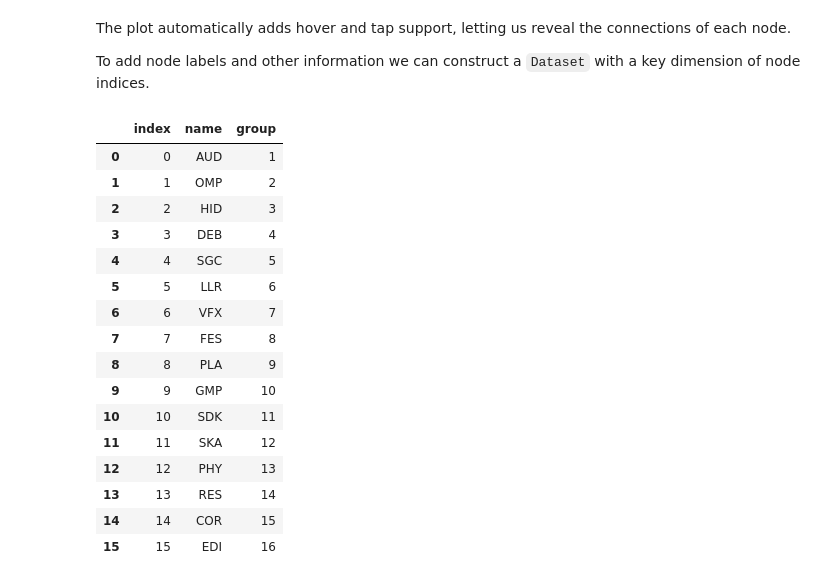
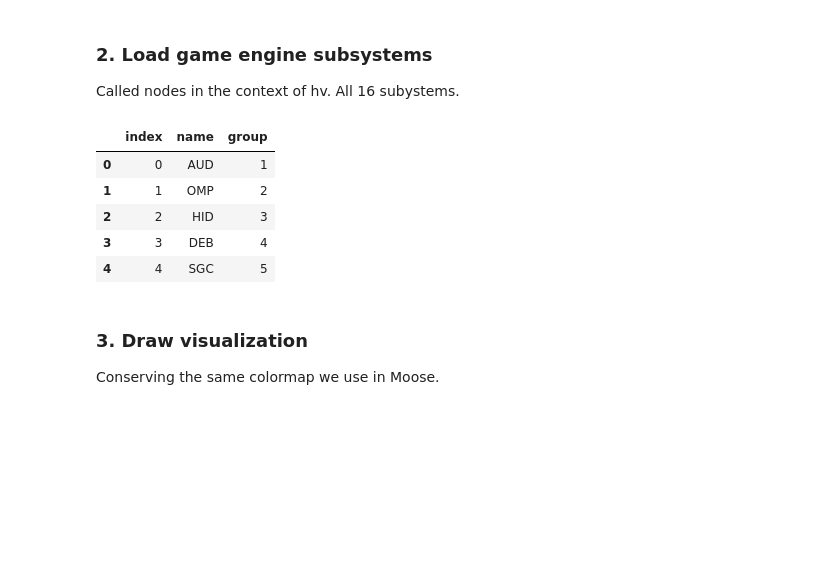
Before and after one commit to gamedev-studies/game-engine-analyser, a Jupyter notebook: chord_examples/engines.ipynb, the cells around one changed output. Drawn from its saved outputs; the diff is of its cells as text; code cells hidden in the pictures; blank space fills up the shorter version.

```diff
--- a/chord_examples/engines.ipynb
+++ b/chord_examples/engines.ipynb
@@ -26,29 +27,20 @@ hv.Chord(links)
-# %% [markdown]
-The plot automatically adds hover and tap support, letting us reveal the connections of each node.
-
-To add node labels and other information we can construct a ``Dataset`` with a key dimension of node indices.
+# %% [markdown]
+### 2. Load game engine subsystems
+Called nodes in the context of hv. All 16 subystems.
 # %%
 data_nodes = pd.read_json('example_nodes.json')
 nodes = hv.Dataset(pd.DataFrame(data_nodes), 'index')
-nodes.data
+nodes.data[0:5]
 # %% [output]
 |  | index | name | group |
 | 0 | 0 | AUD | 1 |
 | 1 | 1 | OMP | 2 |
 | 2 | 2 | HID | 3 |
 | 3 | 3 | DEB | 4 |
 | 4 | 4 | SGC | 5 |
-| 5 | 5 | LLR | 6 |
-| 6 | 6 | VFX | 7 |
-| 7 | 7 | FES | 8 |
-| 8 | 8 | PLA | 9 |
-| 9 | 9 | GMP | 10 |
-| 10 | 10 | SDK | 11 |
-| 11 | 11 | SKA | 12 |
-| 12 | 12 | PHY | 13 |
-| 13 | 13 | RES | 14 |
-| 14 | 14 | COR | 15 |
-| 15 | 15 | EDI | 16 |
+# %% [markdown]
+### 3. Draw visualization
+Conserving the same colormap we use in Moose.
 # %%
 chord = hv.Chord((links, nodes)).select(value=(5, None))
 cmap=['#f0e442','#ff0000','#ea9999','#cccccc','#009e73','#00b816','#b8f100','#6de900','#8288f1','#af93f8','#f8beff','#fce5cd','#fbbc04','#efefef','#4fc8e5','#56b4e9']
```
Also changed, not shown: parts of 2 cells of this notebook.
